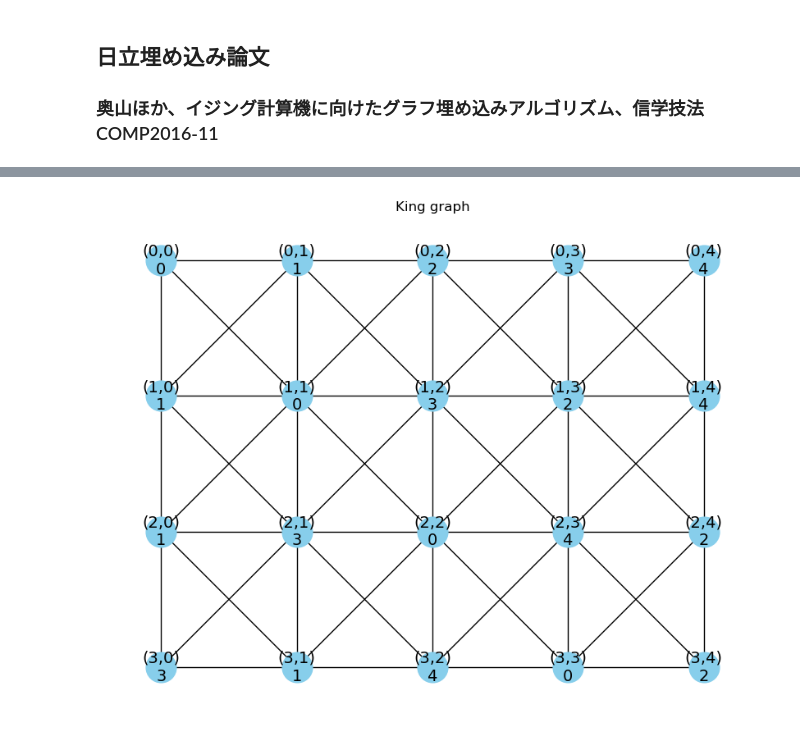
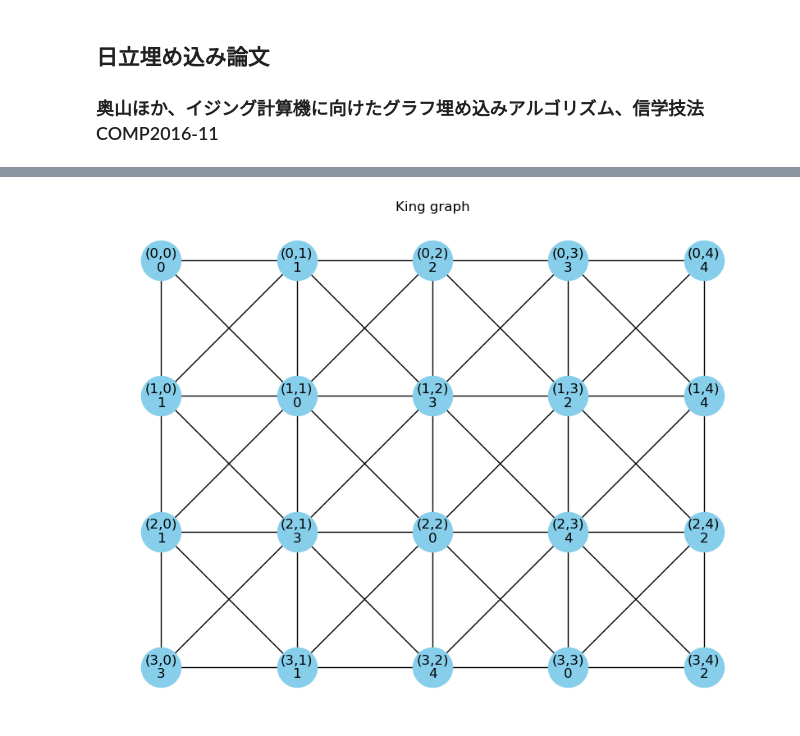
Before and after one commit to stomo0511/Graph, a Jupyter notebook: SecondExample.ipynb, the cells around one changed output, grey strips where cells are left out. Cells and saved outputs as stored; diff of their text form; code cells hidden in the pictures.

```diff
--- a/SecondExample.ipynb
+++ b/SecondExample.ipynb
@@ -7,19 +7,21 @@ import matplotlib.pyplot as plt
 
 # 論文の図4(a)のグラフ
 
-G = nx.Graph()  # 有向グラフ (Directed Graph)
+H = nx.Graph()  # 無向グラフ (Undirected Graph)
 
 # ノードの追加
-G.add_nodes_from([0, 1, 2, 3, 4])
+H.add_nodes_from([0, 1, 2, 3, 4])
 
 # エッジの追加
-G.add_edges_from([(0, 1), (0, 2), (0, 4), (1, 2), (2, 3), (2, 4), (3, 4)])
+H.add_edges_from([(0,1), (0,2), (0,4), (1,2), (2,3), (2,4), (3,4)])
 
+###############################################################
 # PyGraphvizのcircoレイアウトを使用してノードの位置を計算
-pos = nx.drawing.nx_agraph.graphviz_layout(G, prog='circo')
+pos = nx.drawing.nx_agraph.graphviz_layout(H, prog='circo')
 
-plt.figure(figsize=(8, 6))
-nx.draw(G, pos, with_labels=True, node_size=700, node_color='skyblue', font_size=14, font_color='black')
+# グラフの描画
+plt.figure(figsize=(6, 4))
+nx.draw(H, pos, with_labels=True, node_size=1200, node_color='skyblue', font_size=14, font_color='black')
 plt.title('Graph H (Fig. 4(a) in the paper')
 plt.show()
 # %% [output]
@@ -43,52 +44,52 @@ $(x-1, \min(n-1, y+1)$ の value 値
 # %%
 import networkx as nx
 import matplotlib.pyplot as plt
 from collections import defaultdict
 
-# n: 元のグラフのノード数
-n = 5
+n = H.number_of_nodes()   # グラフHのノード数
+H_nodes = list(H.nodes()) # グラフHのノードリスト
 
-# グラフを作成
-K = nx.grid_2d_graph(n-1, n)  # 横x縦の格子グラフを作成
+####################
+# キンググラフGの作成
+G = nx.grid_2d_graph(n-1, n)  # n-1 x n の格子グラフを作成
 
 # 斜め方向のエッジを追加
-for x, y in K.nodes():
-    if (x+1, y+1) in K.nodes():
-        K.add_edge((x, y), (x+1, y+1))
-    if (x+1, y-1) in K.nodes():
-        K.add_edge((x, y), (x+1, y-1))
+for x, y in G.nodes():
+    if (x+1, y+1) in G.nodes():
+        G.add_edge((x, y), (x+1, y+1))
+    if (x+1, y-1) in G.nodes():
+        G.add_edge((x, y), (x+1, y-1))
 
-# ノード位置を格子状に設定
-# yを横、-xを縦にすることで正しい表現（行, 列）になる
-pos = {(x, y): (y, -x) for x, y in K.nodes()}
-
-# グラフ K に pos 属性を追加
-nx.set_node_attributes(K, pos, 'pos')
-
-for x, y in K.nodes():
+####################
+# グラフGにval属性を追加し、グラフHのノードの値を格納
+for x, y in G.nodes():
     if x == 0: # 第0行の場合
-        K.nodes[(x, y)]['value'] = y
+        G.nodes[(x, y)]['val'] = H_nodes[y]
     else:
         # x+yが偶数の場合
         if (x + y) % 2 == 0:
-            K.nodes[(x,y)]['value'] = K.nodes[(x-1, max(0, y-1))]['value']
+            G.nodes[(x,y)]['val'] = G.nodes[(x-1, max(0, y-1))]['val']
         # x+yが奇数の場合
         else:
-            K.nodes[(x,y)]['value'] = K.nodes[(x-1, min(n-1,y+1))]['value']
+            G.nodes[(x,y)]['val'] = G.nodes[(x-1, min(n-1,y+1))]['val']
 
-# # ノードラベルを設定
-# labels = {(x, y): f"{K.nodes[(x, y)].get('value', '')}" for x, y in K.nodes()}
-labels = {(x, y): f"({x},{y})\n{K.nodes[(x, y)]['value']}" for x, y in K.nodes()}
+####################
+# 格子状レイアウトでグラフを描画
+def Show_KingGraph(K):
+    # yを横、-xを縦にすることで正しい表現（行, 列）になる
+    pos = {(x, y): (y, -x) for x, y in K.nodes()}
 
-# 格子状レイアウトでグラフを描画
-def Show_KingGraph(K, pos, labels):
+    # ノードラベルを設定
+    # labels = {(x, y): f"({x},{y})" for x, y in G.nodes()}
+    labels = {(x, y): f"({x},{y})\n{G.nodes[(x, y)]['val']}" for x, y in G.nodes()}
+
     plt.figure(figsize=(8, 6))
-    nx.draw(K, pos, labels=labels, with_labels=True, node_size=700, node_color='skyblue', font_size=14, font_color='black')
+    nx.draw(K, pos, labels=labels, with_labels=True, node_size=1200, node_color='skyblue', font_size=12, font_color='black')
     plt.title('King graph')
     plt.show()
 
-Show_KingGraph(K, pos, labels)
+Show_KingGraph(G)
 # %% [output]
-[figure, old version]
+[figure, new version]
 # %%
 ###############################################################
```
Also changed, not shown: parts of 4 cells of this notebook, 7 other files.
